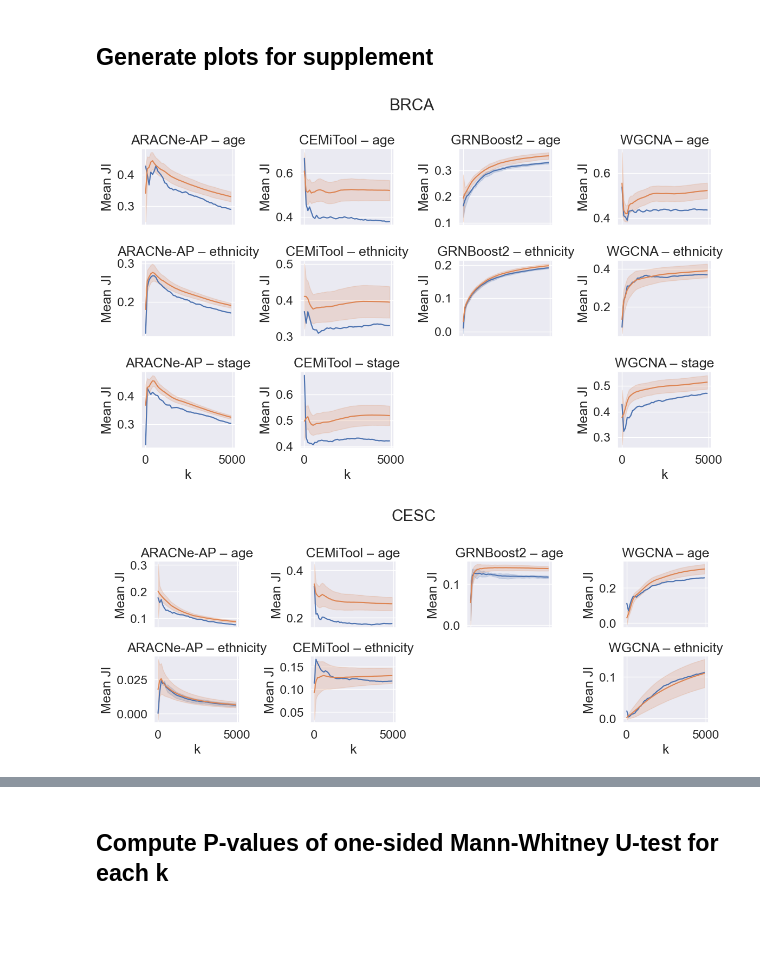
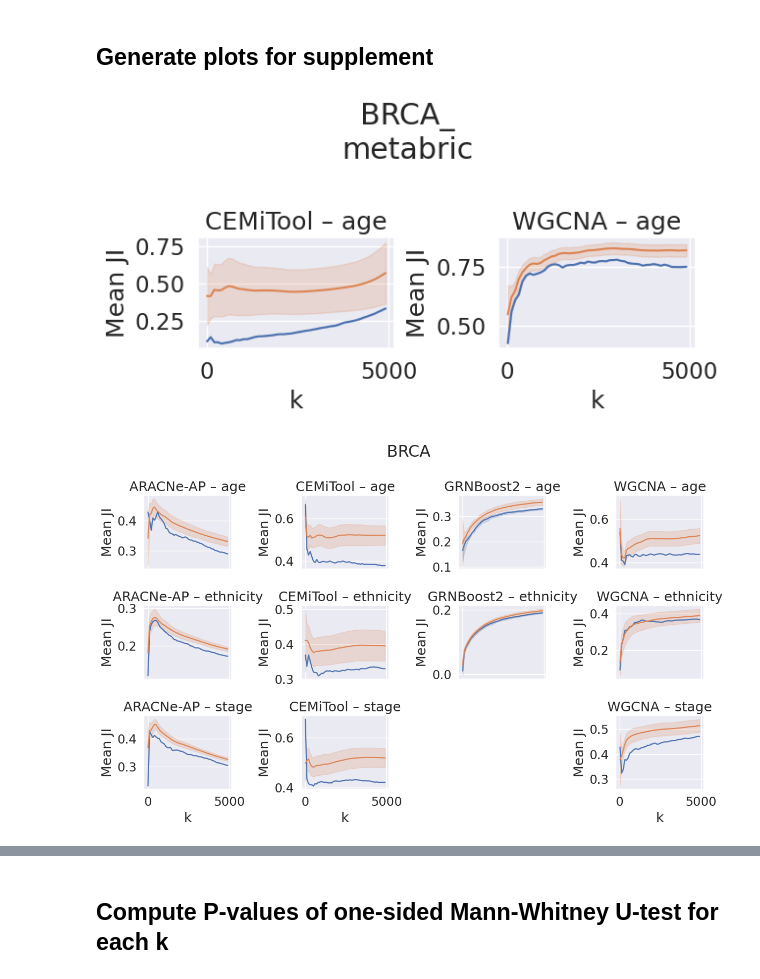
Before and after one commit to bionetslab/grn-confounders, a Jupyter notebook: results/plot_results.ipynb, the cells around one changed output, grey strips where cells are left out. Saved outputs shown, nothing was run; the diff lists cells and outputs as text; code cells hidden in the pictures; blank space fills up the shorter version.

Commit message:
add brca_metabric and two variables

```diff
--- a/results/plot_results.ipynb
+++ b/results/plot_results.ipynb
@@ -18,8 +18,8 @@ cwd = os.getcwd()
 n = 100 # nb of random partitions
 k = 5000 # nb of max top_k_edges selected
 m = 10 # number of iterations on confounder-based partitions
-ct_sels = ['BRCA', 'CESC', 'COAD', 'GBM', 'HNSC', 'KIRC', 'KIRP', 'LUSC', 'PCPG', 'READ', 'STAD']
-confs = ['age_at_initial_pathologic_diagnosis', 'race.demographic', 'gender.demographic', 'tumor_stage.diagnoses']
+ct_sels_init = ['BRCA_metabric', 'BRCA', 'CESC', 'COAD', 'GBM', 'HNSC', 'KIRC', 'KIRP', 'LUSC', 'PCPG', 'READ', 'STAD']
+confs_init = ['age_quartile', 'age_at_initial_pathologic_diagnosis', 'race.demographic', 'gender.demographic', 'tumor_stage.diagnoses']
 algs = ['ARACNE', 'CEMITOOL', 'GRNBOOST2', 'WGCNA'] # string identifiers of algorithms
 alpha = 0.05
 # %% [markdown]
@@ -95,26 +63,50 @@ JI_all.reset_index(inplace=True)
+# %%
+# adjust fields
+JI_all['Confounder/\nvariable'] = JI_all['Confounder/\nvariable'].replace(['race'], 'ethnicity')
+JI_all['Confounder/\nvariable'] = JI_all['Confounder/\nvariable'].replace(['race.demographic'], 'ethnicity')
+JI_all['Confounder/\nvariable'] = JI_all['Confounder/\nvariable'].replace(['age_quartile'], 'age')
+JI_all['Confounder/\nvariable'] = JI_all['Confounder/\nvariable'].replace(['gender.demographic'], 'sex')
+JI_all['Confounder/\nvariable'] = JI_all['Confounder/\nvariable'].replace(['tumor_stage.diagnoses'], 'stage')
+JI_all['Cohort'] = JI_all['Cohort'].replace(['BRCA_metabric'], 'BRCA_\nmetabric')
+JI_all['Confounder/\nvariable'] = JI_all['Confounder/\nvariable'].replace(['age_at_initial_pathologic_diagnosis'], 'age')
+JI_all.rename(columns={'mean JI': 'Mean JI'}, inplace=True)
+JI_all = JI_all[JI_all['k']%100 == 10]
+JI_all['Method'] = JI_all['Method'].replace(['ARACNE'], 'ARACNe-AP').replace(['CEMITOOL'], 'CEMiTool').replace(['GRNBOOST2'], 'GRNBoost2')
+JI_all['Cohort x\nConfounder'] = JI_all['Cohort'] + ' x ' + JI_all['Confounder/\nvariable']
+JI_all.reset_index(inplace=True)
+# %%
+confs = ['age', 'ethnicity', 'sex', 'stage']
+ct_sels = ['BRCA_\nmetabric', 'BRCA', 'CESC', 'COAD', 'GBM', 'HNSC', 'KIRC', 'KIRP', 'LUSC', 'PCPG', 'READ', 'STAD']
 # %% [markdown]
 ## Generate plots for supplement
 # %%
 plt.style.use('default')
 sns.set(font_scale=1.5)
 sns.set_style('darkgrid')
 for ct_sel in ct_sels:
     JI_ct = JI_all[JI_all['Cohort']==ct_sel]
     confounders = sorted(list(set(JI_ct['Confounder/\nvariable'].values)))
     algos = sorted(list(set(JI_ct['Method'].values)))
-    fig, axs = plt.subplots(len(confounders), len(algos), figsize=(3*len(algos), 2.5*len(confounders)), sharex=True, sharey=False)
+    if len(confounders) == 1:
+        fig, axs = plt.subplots(1, len(algos), figsize=(3.2*len(algos), 3.5*len(confounders)), sharex=True, sharey=False)
+    else:
+        fig, axs = plt.subplots(len(confounders), len(algos), figsize=(3*len(algos), 2.5*len(confounders)), sharex=True, sharey=False)
     for i, conf in enumerate(confounders):
         JI_conf = JI_ct[JI_ct['Confounder/\nvariable'] == conf]
         for j, algo in enumerate(algos):
             JI_alg = JI_conf[JI_conf['Method'] == algo]
             if JI_alg.shape[0] == 0:
                 axs[i, j].axis('off')
             else:
-                sns.lineplot(data=JI_alg, x='k', y='Mean JI', errorbar='sd', ax=axs[i,j], hue='Partition type', legend=False)
-                axs[i,j].set_title(f'{algo} – {conf}')
+                try:
+                    sns.lineplot(data=JI_alg, x='k', y='Mean JI', errorbar='sd', ax=axs[i,j], hue='Partition type', legend=False)
+                    axs[i,j].set_title(f'{algo} – {conf}')
+                except IndexError:
+                    sns.lineplot(data=JI_alg, x='k', y='Mean JI', errorbar='sd', ax=axs[j], hue='Partition type', legend=False)
+                    axs[j].set_title(f'{algo} – {conf}')
     fig.suptitle(ct_sel)
     fig.tight_layout()
     fig.savefig(f'plots/{ct_sel}_block_comparisons.pdf')
 # %% [output]
-[figure, old version]
+[figure, new version]
-[figure, old version]
+[figure, new version]
```
Also changed, not shown: parts of 12 cells of this notebook.
